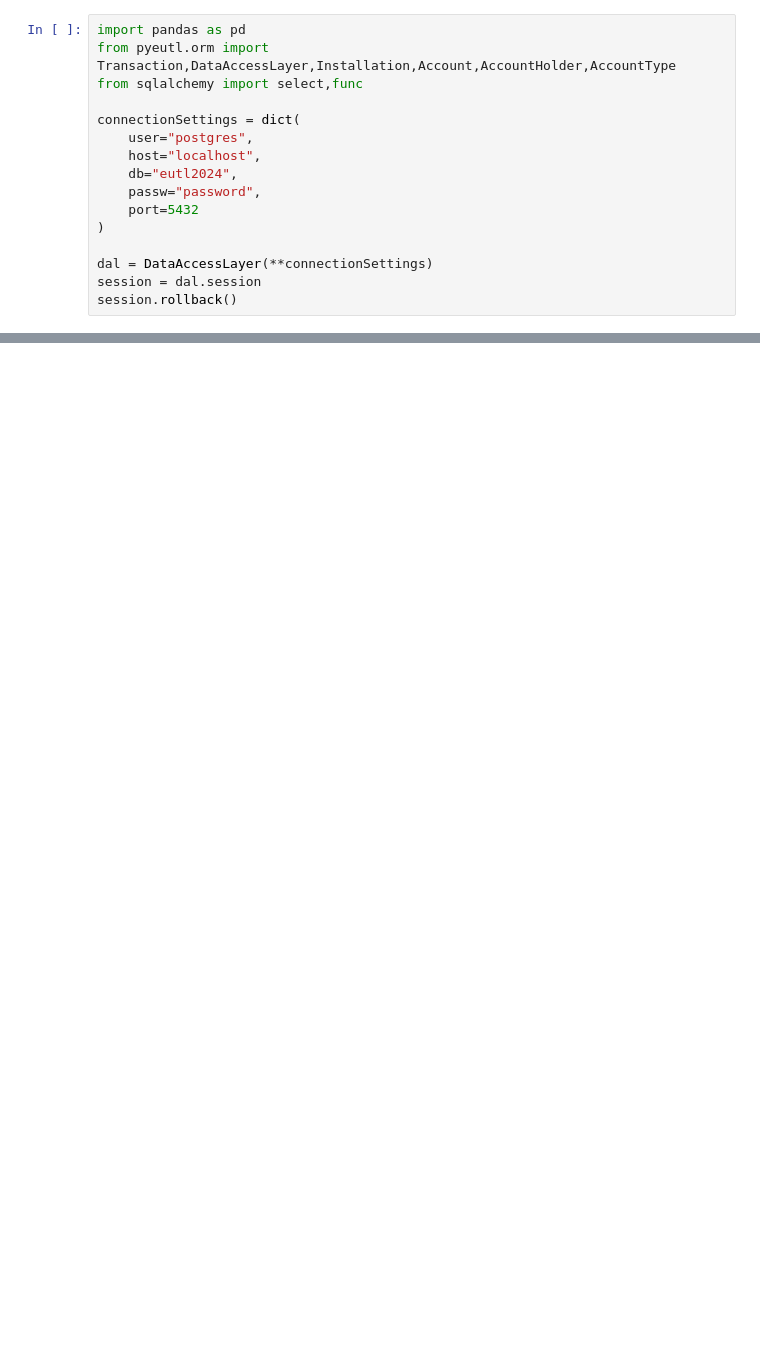
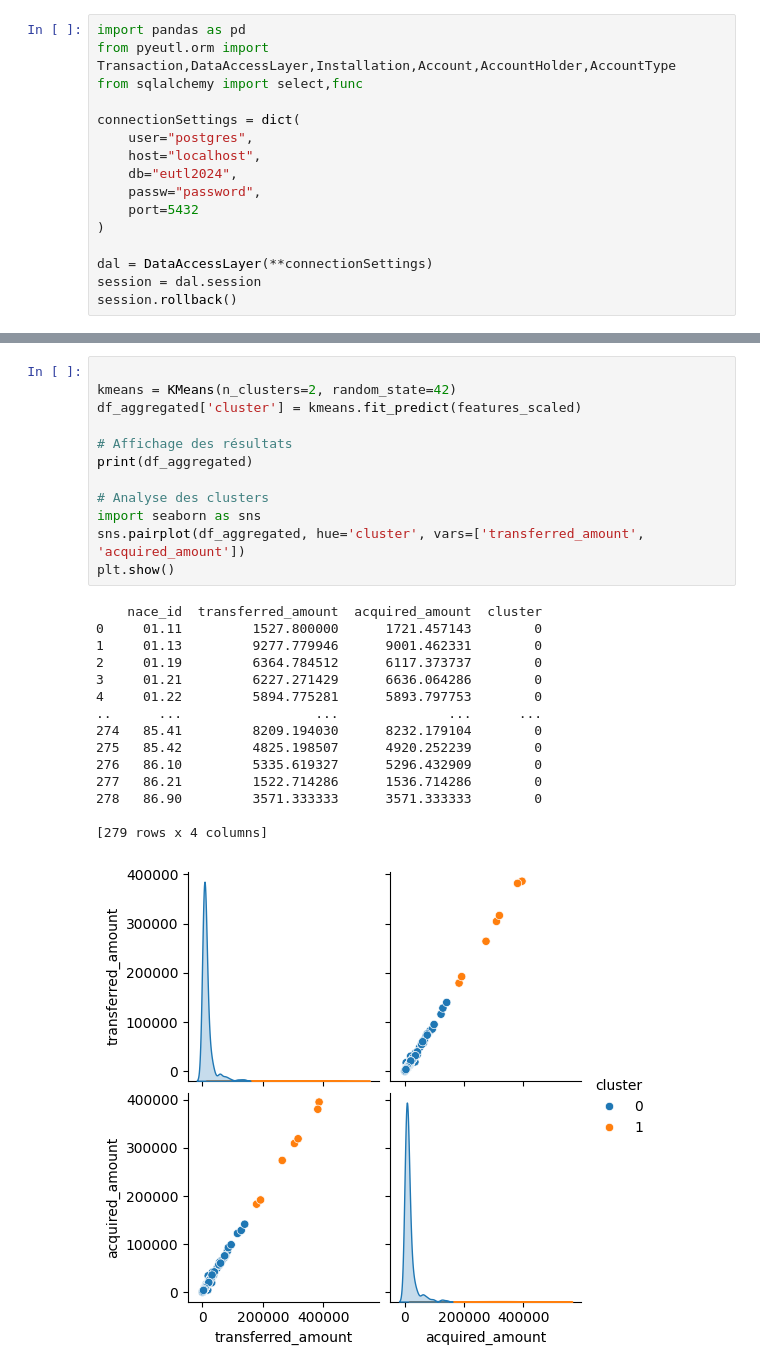
Before and after one commit to ZoeRouquie/Banking-EU-ETS, a Jupyter notebook: extraction.ipynb, the cells around one changed output, grey strips where cells are left out. Drawn from its saved outputs; the diff is of its cells as text; blank space fills up the shorter version.

```diff
--- a/extraction.ipynb
+++ b/extraction.ipynb
@@ -184,0 +492,28 @@ df.head()
+# %%
+
+kmeans = KMeans(n_clusters=2, random_state=42)
+df_aggregated['cluster'] = kmeans.fit_predict(features_scaled)
+
+# Affichage des résultats
+print(df_aggregated)
+
+# Analyse des clusters
+import seaborn as sns
+sns.pairplot(df_aggregated, hue='cluster', vars=['transferred_amount', 'acquired_amount'])
+plt.show()
+# %% [output]
+    nace_id  transferred_amount  acquired_amount  cluster
+0     01.11         1527.800000      1721.457143        0
+1     01.13         9277.779946      9001.462331        0
+2     01.19         6364.784512      6117.373737        0
+3     01.21         6227.271429      6636.064286        0
+4     01.22         5894.775281      5893.797753        0
+..      ...                 ...              ...      ...
+274   85.41         8209.194030      8232.179104        0
+275   85.42         4825.198507      4920.252239        0
+276   86.10         5335.619327      5296.432909        0
+277   86.21         1522.714286      1536.714286        0
+278   86.90         3571.333333      3571.333333        0
+
+[279 rows x 4 columns]
+[figure, added]
```
Also changed, not shown: parts of 61 cells of this notebook, 9 other files.
